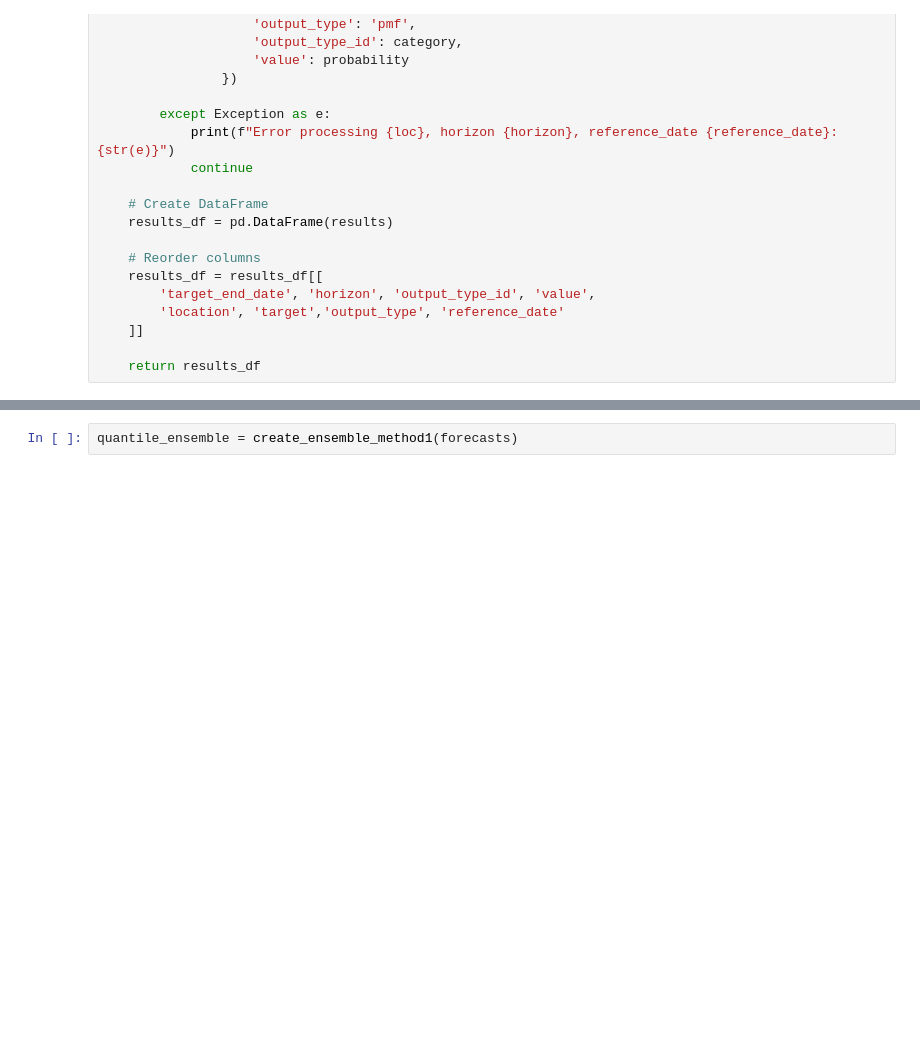
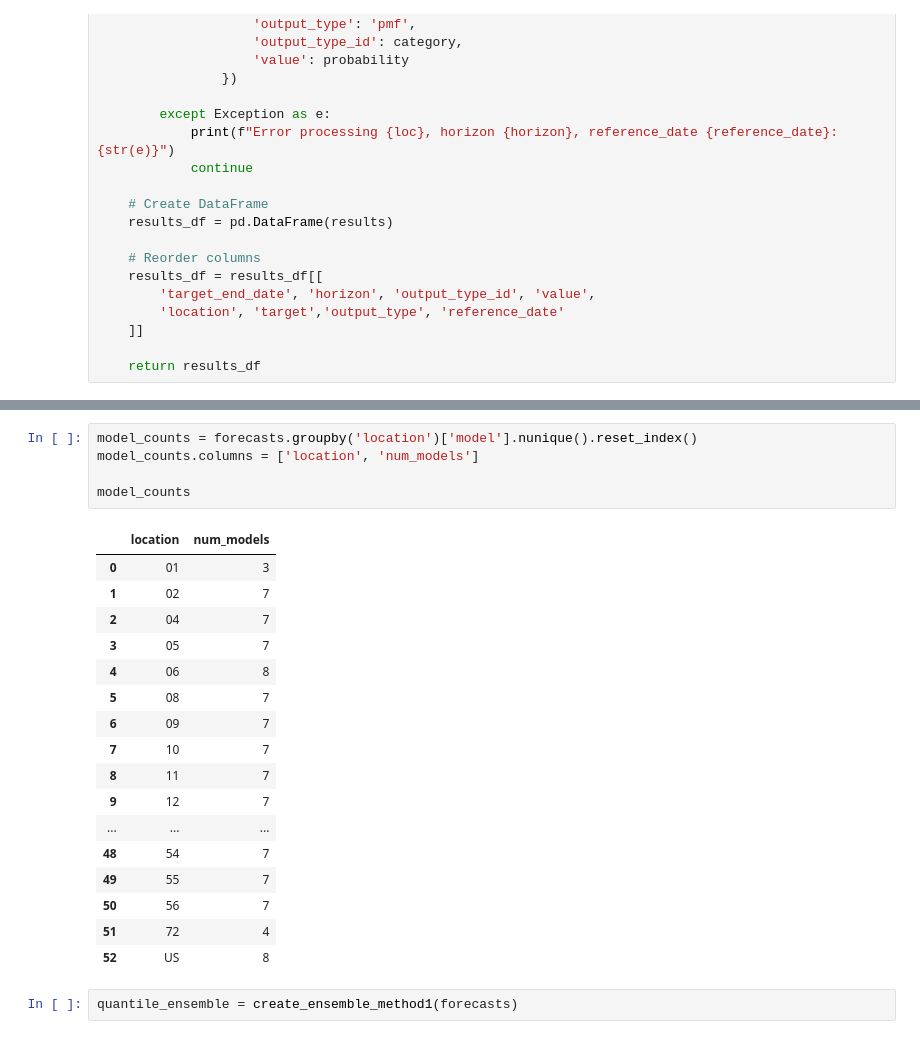
Before and after one commit to jessica-davis/epistorm-ensemble, a Jupyter notebook: epistorm-ensemble-submission.ipynb, the cells around one changed output, grey strips where cells are left out. Cells and saved outputs as stored; diff of their text form; blank space fills up the shorter version.

```diff
--- a/epistorm-ensemble-submission.ipynb
+++ b/epistorm-ensemble-submission.ipynb
@@ -281,6 +284,29 @@ for model in models:
 Data for model MIGHTE-Joint and date 2026-02-21 unavailable
 
 Data for model Gatech-ensemble_prob and date 2026-02-21 unavailable
+# %%
+model_counts = forecasts.groupby('location')['model'].nunique().reset_index()
+model_counts.columns = ['location', 'num_models']
+
+model_counts
+# %% [output]
+|  | location | num_models |
+| 0 | 01 | 3 |
+| 1 | 02 | 7 |
+| 2 | 04 | 7 |
+| 3 | 05 | 7 |
+| 4 | 06 | 8 |
+| 5 | 08 | 7 |
+| 6 | 09 | 7 |
+| 7 | 10 | 7 |
+| 8 | 11 | 7 |
+| 9 | 12 | 7 |
+| ... | ... | ... |
+| 48 | 54 | 7 |
+| 49 | 55 | 7 |
+| 50 | 56 | 7 |
+| 51 | 72 | 4 |
+| 52 | US | 8 |
 # %%
 quantile_ensemble = create_ensemble_method1(forecasts)
 # %%
```
Also changed, not shown: parts of 7 cells of this notebook, 1 other file.
